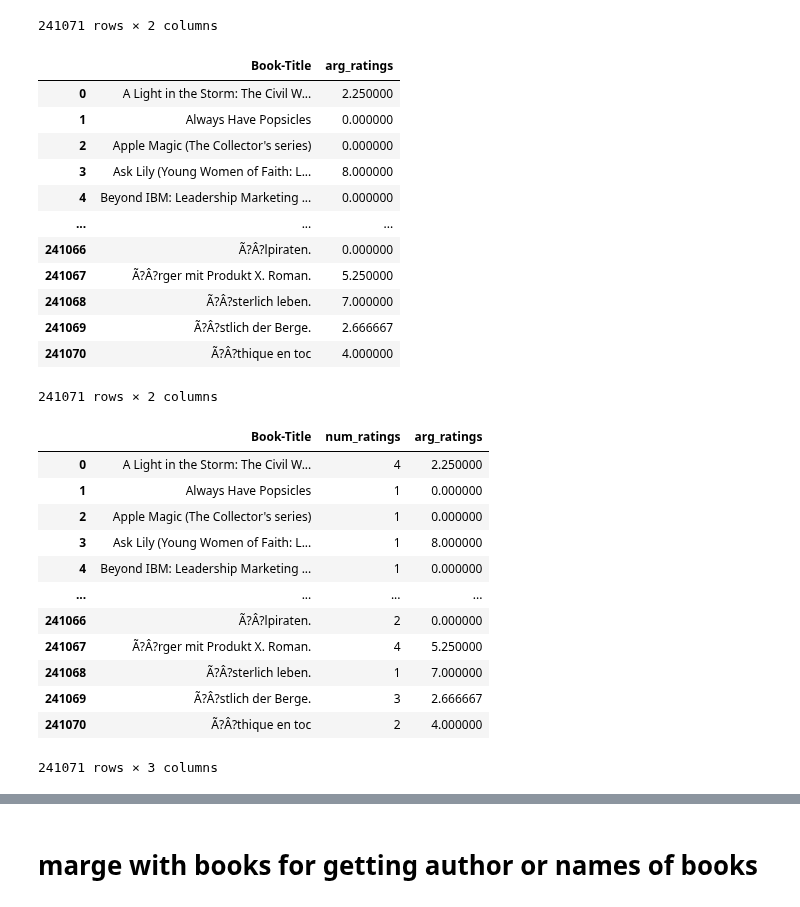
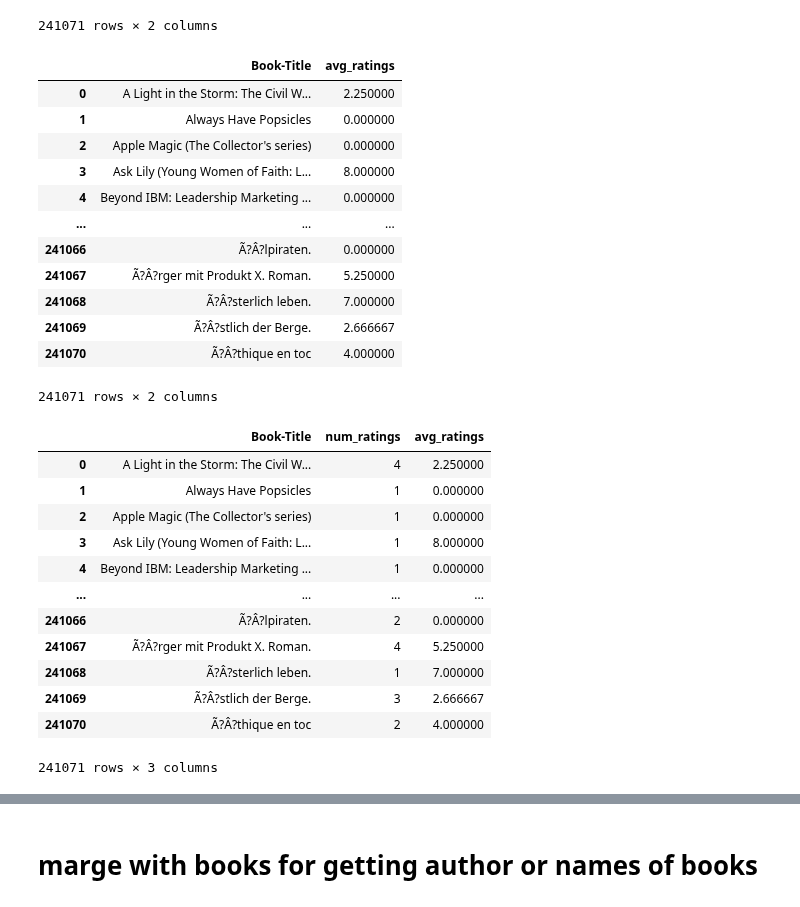
Before and after one commit to Priya-Rathor/Machine-learning, a Jupyter notebook: Projects/BookRecommenderSystem/main.ipynb, the cells around one changed output, grey strips where cells are left out. Cells and saved outputs as stored; diff of their text form; code cells hidden in the pictures.

```diff
--- a/Projects/BookRecommenderSystem/main.ipynb
+++ b/Projects/BookRecommenderSystem/main.ipynb
@@ -125,10 +125,10 @@ num_rating_df
 241071 rows × 2 columns
 # %%
 avg_rating_df = rating_with_name.groupby('Book-Title')['Book-Rating'].mean().reset_index()
-avg_rating_df.rename(columns={'Book-Rating':'arg_ratings'}, inplace=True)
+avg_rating_df.rename(columns={'Book-Rating':'avg_ratings'}, inplace=True)
 avg_rating_df
 # %% [output]
-|  | Book-Title | arg_ratings |
+|  | Book-Title | avg_ratings |
 | 0 | A Light in the Storm: The Civil W... | 2.250000 |
 | 1 | Always Have Popsicles | 0.000000 |
 | 2 | Apple Magic (The Collector's series) | 0.000000 |
@@ -145,7 +145,7 @@ avg_rating_df
 popular_df = num_rating_df.merge(avg_rating_df,on='Book-Title')
 popular_df
 # %% [output]
-|  | Book-Title | num_ratings | arg_ratings |
+|  | Book-Title | num_ratings | avg_ratings |
 | 0 | A Light in the Storm: The Civil W... | 4 | 2.250000 |
 | 1 | Always Have Popsicles | 1 | 0.000000 |
 | 2 | Apple Magic (The Collector's series) | 1 | 0.000000 |
```
Also changed, not shown: parts of 18 cells of this notebook, 3 other files.
